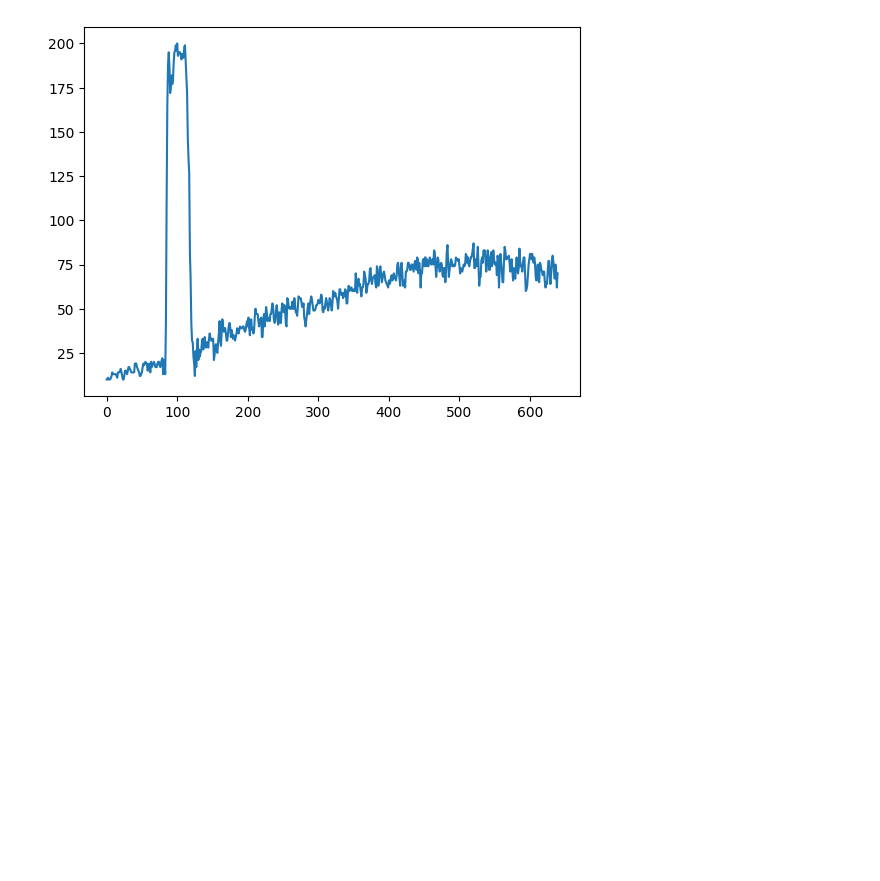
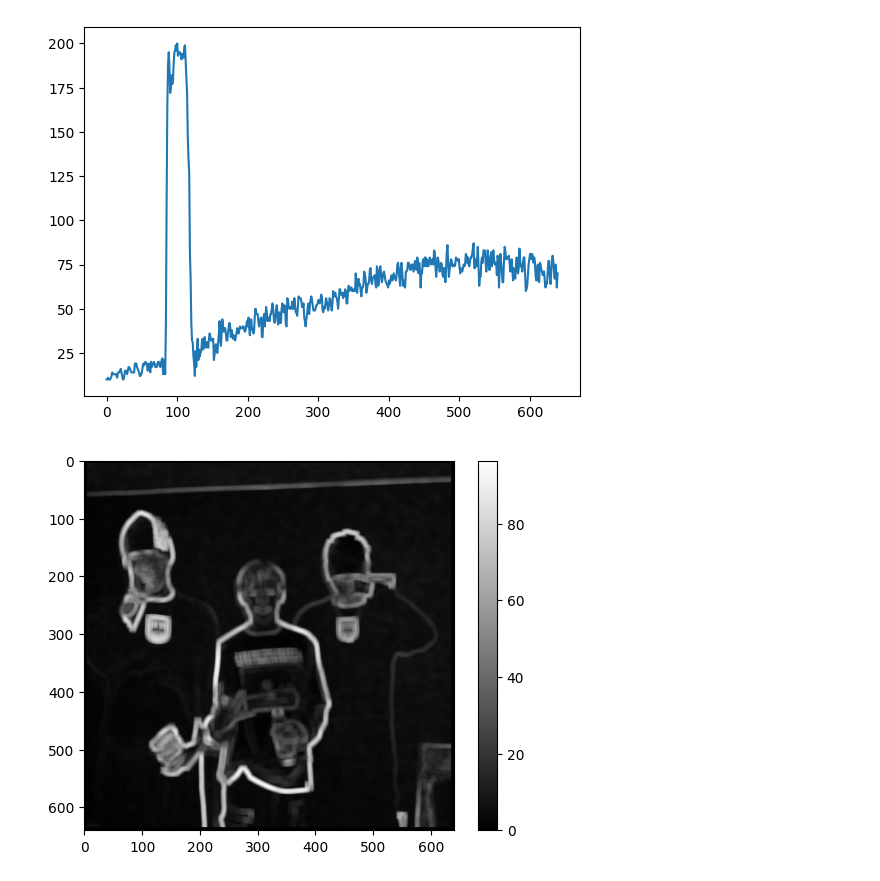
Before and after one commit to g3ksa/ComputerVision_labs, a Jupyter notebook: lab1/src/lab1.ipynb, the cells around one changed output. Cells and saved outputs as stored; diff of their text form; code cells hidden in the pictures; blank space fills up the shorter version.

```diff
--- a/lab1/src/lab1.ipynb
+++ b/lab1/src/lab1.ipynb
@@ -71,3 +71,55 @@ plt.plot(row_profile)
 plt.show()
 # %% [output]
 [figure]
+# %%
+# Загрузка изображения
+img = cv2.imread('../1.png', 0)  # Загрузка в оттенках серого
+
+# Функция для вычисления контрастности по 4 соседям
+def contrast_4_neighbors(img):
+    contrast_map = np.zeros_like(img, dtype=np.float32)
+    for y in range(1, img.shape[0] - 1):
+        for x in range(1, img.shape[1] - 1):
+            contrast_map[y, x] = np.abs(int(img[y, x+1]) - int(img[y, x])) + np.abs(int(img[y, x-1]) - int(img[y, x])) + np.abs(int(img[y+1, x]) - int(img[y, x])) + np.abs(int(img[y-1, x]) - int(img[y, x]))
+    return contrast_map
+
+# Функция для вычисления контрастности по 8 соседям
+def contrast_8_neighbors(img):
+    contrast_map = np.zeros_like(img, dtype=np.float32)
+    for y in range(1, img.shape[0] - 1):
+        for x in range(1, img.shape[1] - 1):
+            contrast_map[y, x] = np.abs(int(img[y, x+1]) - int(img[y, x])) + np.abs(int(img[y, x-1]) - int(img[y, x])) + np.abs(int(img[y+1, x]) - int(img[y, x])) + np.abs(int(img[y-1, x]) - int(img[y, x])) + np.abs(int(img[y+1, x+1]) - int(img[y, x])) + np.abs(int(img[y-1, x-1]) - int(img[y, x])) + np.abs(int(img[y+1, x-1]) - int(img[y, x])) + np.abs(int(img[y-1, x+1]) - int(img[y, x]))
+    return contrast_map
+
+# Функция для вычисления контрастности по окну с задаваемым размером
+def contrast_custom_window(img, window_size):
+    contrast_map = np.zeros_like(img, dtype=np.float32)
+    half_size = window_size // 2
+    for y in range(half_size, img.shape[0] - half_size):
+        for x in range(half_size, img.shape[1] - half_size):
+            window = img[y - half_size:y + half_size + 1, x - half_size:x + half_size + 1]
+            contrast_map[y, x] = np.std(window)
+    return contrast_map
+
+# Выбор формулы расчёта контрастности
+contrast_formula = input("Выберите формулу расчёта контрастности (4 соседа, 8 соседей, или окно): ")
+
+if contrast_formula == "4 соседа":
+    contrast_map = contrast_4_neighbors(img)
+elif contrast_formula == "8 соседей":
+    contrast_map = contrast_8_neighbors(img)
+elif contrast_formula == "окно":
+    window_size = int(input("Введите размер окна для расчёта контрастности: "))
+    contrast_map = contrast_custom_window(img, window_size)
+else:
+    print("Неверная формула расчёта контрастности")
+
+# Визуализация контрастной карты, если contrast_map не равно None
+if contrast_map is not None:
+    plt.imshow(contrast_map, cmap='gray')
+    plt.colorbar()
+    plt.show()
+else:
+    print("Не удалось вычислить контрастную карту")
+# %% [output]
+[figure, added]
```
Also changed, not shown: parts of 5 cells of this notebook.
